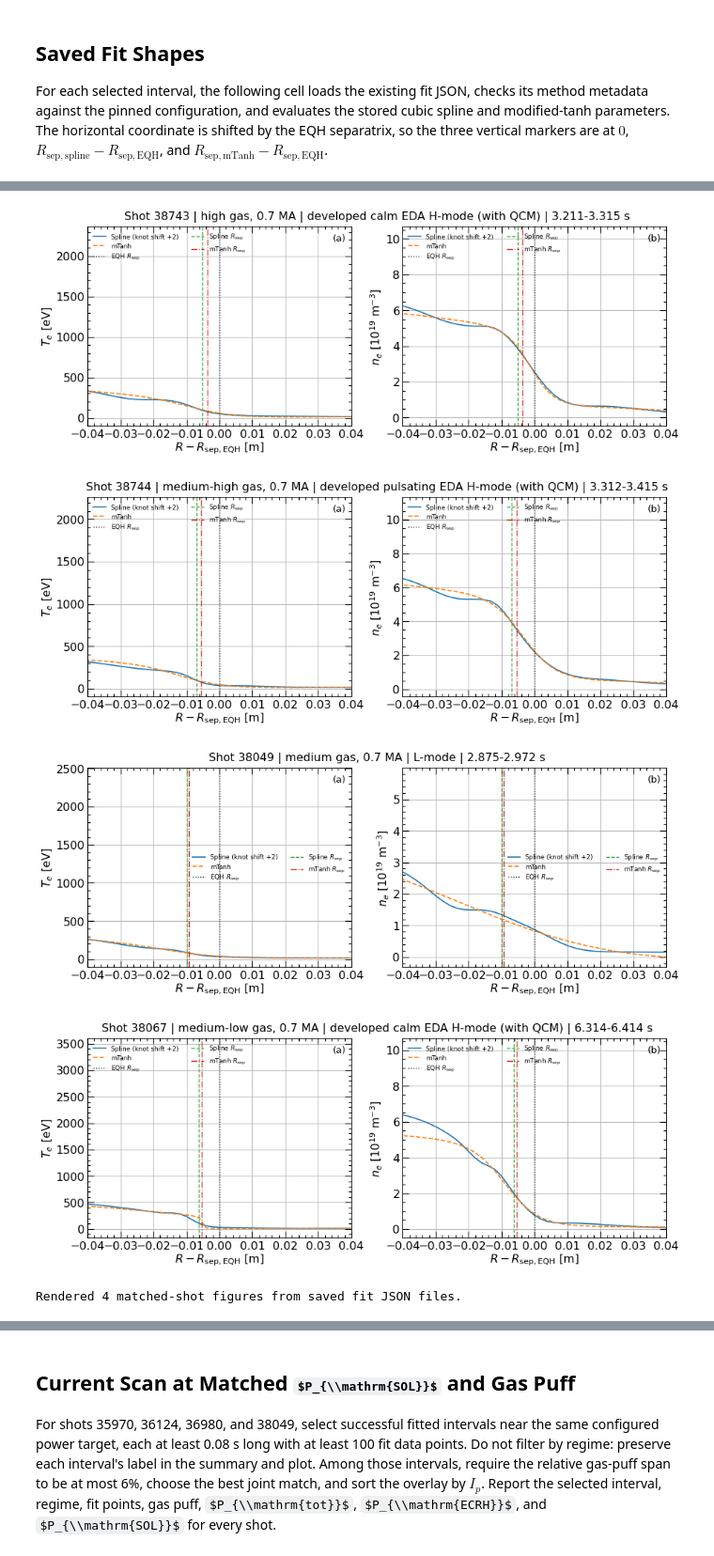
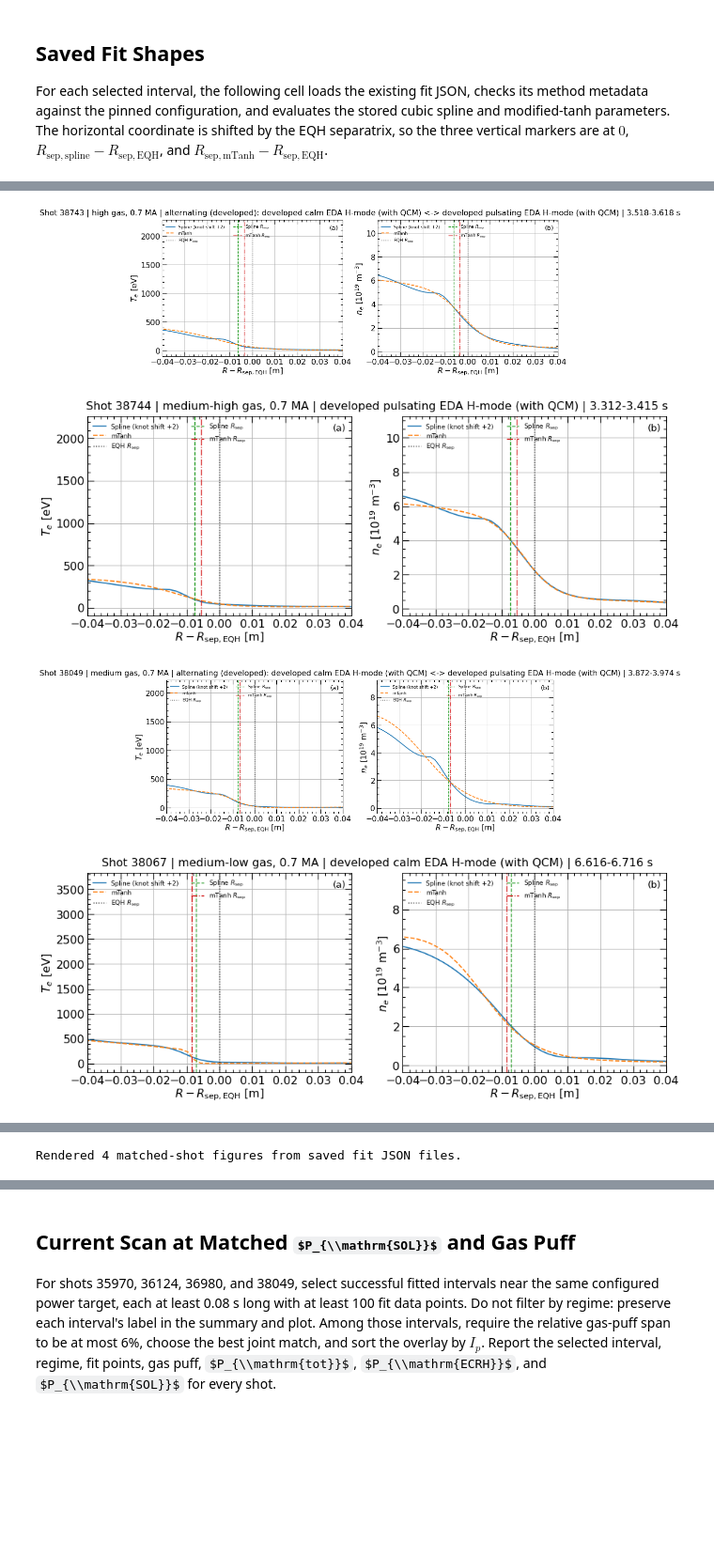
Before and after one commit to Joao-Pedro-Marques-Nunes/TS-profile-fitter, a Jupyter notebook: notebooks/actuator_pedestal_shape_comparison.ipynb, the cells around one changed output, grey strips where cells are left out. Shown at 94% size. Saved outputs shown, nothing was run; the diff lists cells and outputs as text; code cells hidden in the pictures; some formulas as TeX source; blank space fills up the shorter version.

Commit message:
Update notebooks, add edge knot-shift comparison, remove obsolete figures

```diff
--- a/notebooks/actuator_pedestal_shape_comparison.ipynb
+++ b/notebooks/actuator_pedestal_shape_comparison.ipynb
@@ -19,7 +19,7 @@ from ipfnpytools.plot import plots as ipfn_plots
 from ipfnpytools.save_figure import save_figure as save_fig
 
 cwd = Path.cwd()
-CONFIG_RELATIVE_PATH = Path("configs/pipeline_config_run05_new_outlier.yaml")
+CONFIG_RELATIVE_PATH = Path("configs/pipeline_config_run_06_for_thesis.yaml")
 PROJECT_ROOT = next(
     (parent for parent in (cwd, *cwd.parents) if (parent / CONFIG_RELATIVE_PATH).is_file()),
     None,
@@ -56,7 +56,7 @@ CURRENT_SCAN_CASES = {
 }
 
 MATCH_POWER_KIND = "P_SOL"
-MATCH_POWER_TARGET_MW = 1.3
+MATCH_POWER_TARGET_MW = 1.4
 MATCH_POWER_RELATIVE_TOLERANCE = 0.10
 MIN_INTERVAL_DURATION_S = 0.08
 MIN_FIT_POINTS = 100
@@ -91,7 +91,7 @@ MATCH_POWER_SCALE = 1e-6
 
 assert CONFIG["equilibrium"] == "EQH"
 assert SPLINE_CONFIG["method"] == "ipfn_spline"
-assert SPLINE_CONFIG["knot_strategy"] == "edge_biased_quantile"
+assert SPLINE_CONFIG["knot_strategy"] == "hybrid"
 
 
 def _fit_point_count(result_path):
@@ -360,14 +360,14 @@ def evaluate_saved_profiles(result_path):
         raise ValueError(f"Fit metadata does not match pinned config: {mismatches}")
 
     spline = result["spline"]
+    if spline.get("t_full") is None:
+        raise ValueError(f"{result_path.name} has no t_full; rerun the pipeline")
     degree = 3
     knots = np.asarray(spline["knots"], dtype=float)
-    knot_vector = np.r_[
-        np.repeat(knots[0], degree + 1),
-        knots[1:-1],
-        np.repeat(knots[-1], degree + 1),
-    ]
-    radius = np.asarray(spline["R_mid_spl"], dtype=float)
+    knot_vector = np.asarray(spline["t_full"], dtype=float)
+    radius = np.arange(knots[0], knots[-1], float(spline["dR_fine"]))
+    if radius.size == 0 or radius[-1] < knots[-1]:
+        radius = np.append(radius, knots[-1])
     te_spline = BSpline(
         knot_vector,
         np.asarray(spline["Te_params"], dtype=float),
@@ -393,6 +393,7 @@ def evaluate_saved_profiles(result_path):
     rsep_mtanh = float(physics["mtanh"]["Rsep"])
     return {
         "result": result,
+        "radius_mid": radius,
         "radius_relative": radius - rsep_eqh,
         "te_spline": np.asarray(te_spline, dtype=float),
         "te_mtanh": np.asarray(te_mtanh, dtype=float),
@@ -493,5 +492,4 @@ print(f"Rendered {len(FIGURES)} matched-shot figures from saved fit JSON files."
-[figure, old version]
+[figure, new version]
 [figure]
-[figure, old version]
+[figure, new version]
-[figure, old version]
+[figure, new version]
-Rendered 4 matched-shot figures from saved fit JSON files.
@@ -502,3 +496,4 @@ Rendered 4 matched-shot figures from saved fit JSON files.
+Rendered 4 matched-shot figures from saved fit JSON files.
 # %%
 # Choose "spline" or "mtanh" to select the overlaid profile and R_sep markers.
 PROFILE_MODEL = "spline"
```
Also changed, not shown: parts of 8 cells of this notebook, 12 other files.
